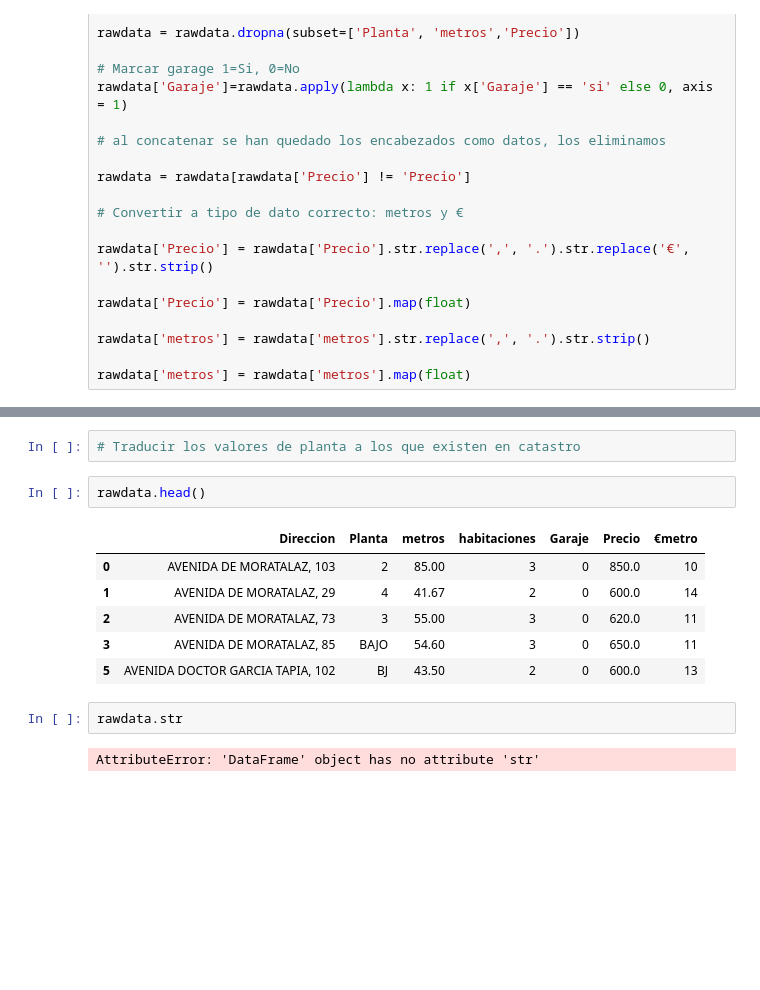
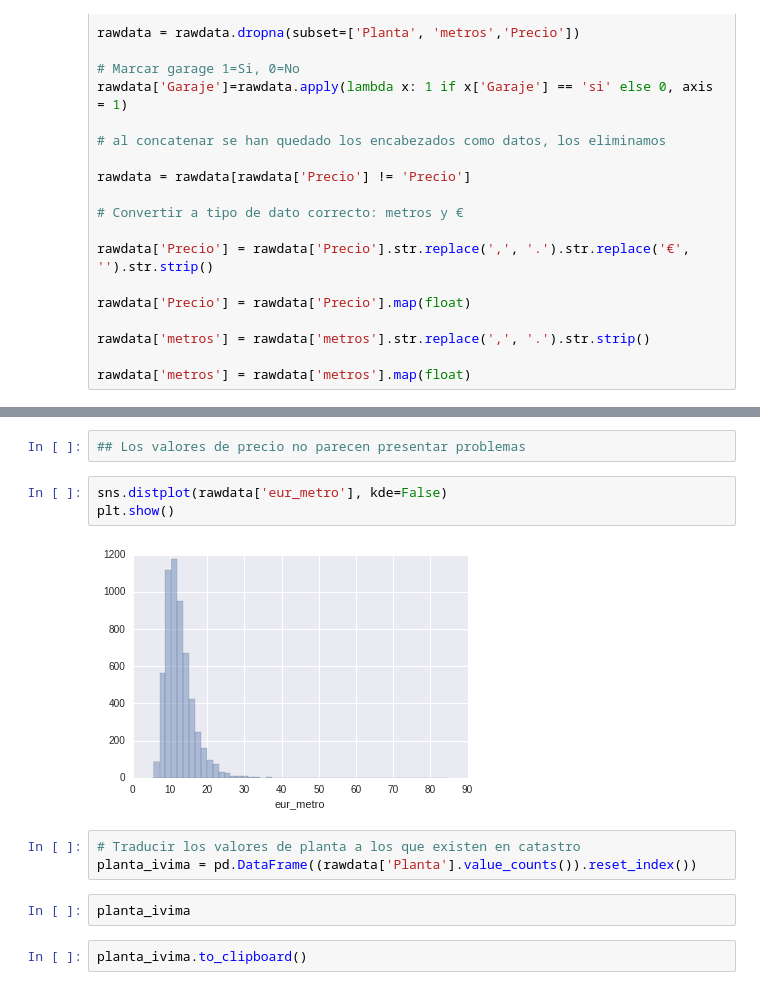
Before and after one commit to manuelmaestre/Proyecto_MDS, a Jupyter notebook: code/raw/02_Procesar_datos_IVIMA.ipynb, the cells around one changed output, grey strips where cells are left out. Cells and saved outputs as stored; diff of their text form; blank space fills up the shorter version.

```diff
--- a/code/raw/02_Procesar_datos_IVIMA.ipynb
+++ b/code/raw/02_Procesar_datos_IVIMA.ipynb
@@ -81,15 +131,14 @@ Name: €metro, dtype: int64
+# %%
+## Los valores de precio no parecen presentar problemas
+# %%
+sns.distplot(rawdata['eur_metro'], kde=False)
+plt.show()
+# %% [output]
+[figure, added]
 # %%
 # Traducir los valores de planta a los que existen en catastro
+planta_ivima = pd.DataFrame((rawdata['Planta'].value_counts()).reset_index())
-# %%
-rawdata.head()
-# %% [output]
-|  | Direccion | Planta | metros | habitaciones | Garaje | Precio | €metro |
-| 0 | AVENIDA DE MORATALAZ, 103 | 2 | 85.00 | 3 | 0 | 850.0 | 10 |
-| 1 | AVENIDA DE MORATALAZ, 29 | 4 | 41.67 | 2 | 0 | 600.0 | 14 |
-| 2 | AVENIDA DE MORATALAZ, 73 | 3 | 55.00 | 3 | 0 | 620.0 | 11 |
-| 3 | AVENIDA DE MORATALAZ, 85 | BAJO | 54.60 | 3 | 0 | 650.0 | 11 |
-| 5 | AVENIDA DOCTOR GARCIA TAPIA, 102 | BJ | 43.50 | 2 | 0 | 600.0 | 13 |
-# %%
-rawdata.str
-# %% [output]
-AttributeError: 'DataFrame' object has no attribute 'str'
+# %%
+planta_ivima
+# %%
+planta_ivima.to_clipboard()
```
Also changed, not shown: parts of 17 cells of this notebook.
